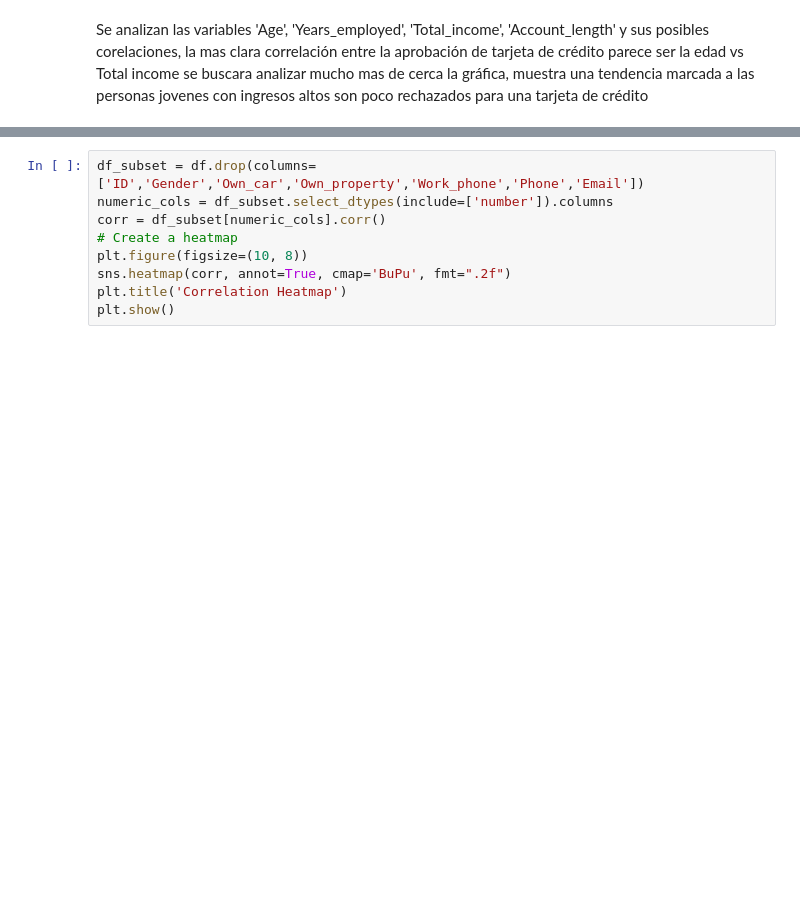
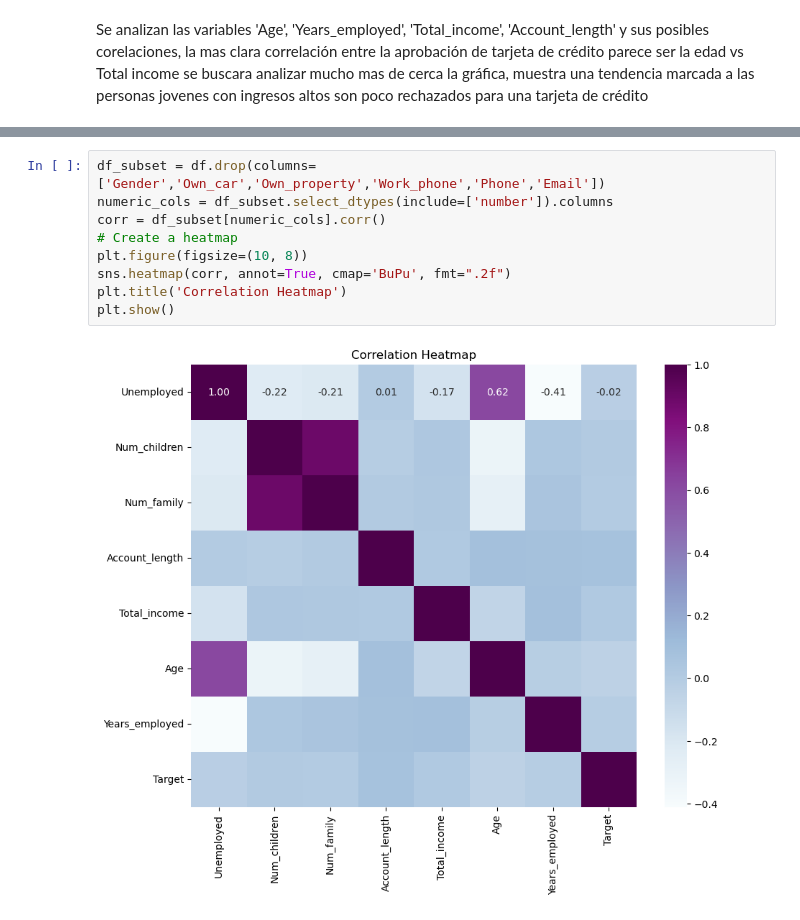
Before and after one commit to AlMayen/coderhouse_DS, a Jupyter notebook: proyectods_parteI_alejandro_mayen.ipynb, the cells around one changed output, grey strips where cells are left out. Drawn from its saved outputs; the diff is of its cells as text; blank space fills up the shorter version.

```diff
--- a/proyectods_parteI_alejandro_mayen.ipynb
+++ b/proyectods_parteI_alejandro_mayen.ipynb
@@ -197,9 +250,11 @@ plt.show()
 # %%
-df_subset = df.drop(columns=['ID','Gender','Own_car','Own_property','Work_phone','Phone','Email'])
+df_subset = df.drop(columns=['Gender','Own_car','Own_property','Work_phone','Phone','Email'])
 numeric_cols = df_subset.select_dtypes(include=['number']).columns
 corr = df_subset[numeric_cols].corr()
 # Create a heatmap
 plt.figure(figsize=(10, 8))
 sns.heatmap(corr, annot=True, cmap='BuPu', fmt=".2f")
 plt.title('Correlation Heatmap')
 plt.show()
+# %% [output]
+[figure, added]
```
Also changed, not shown: parts of 51 cells of this notebook.
